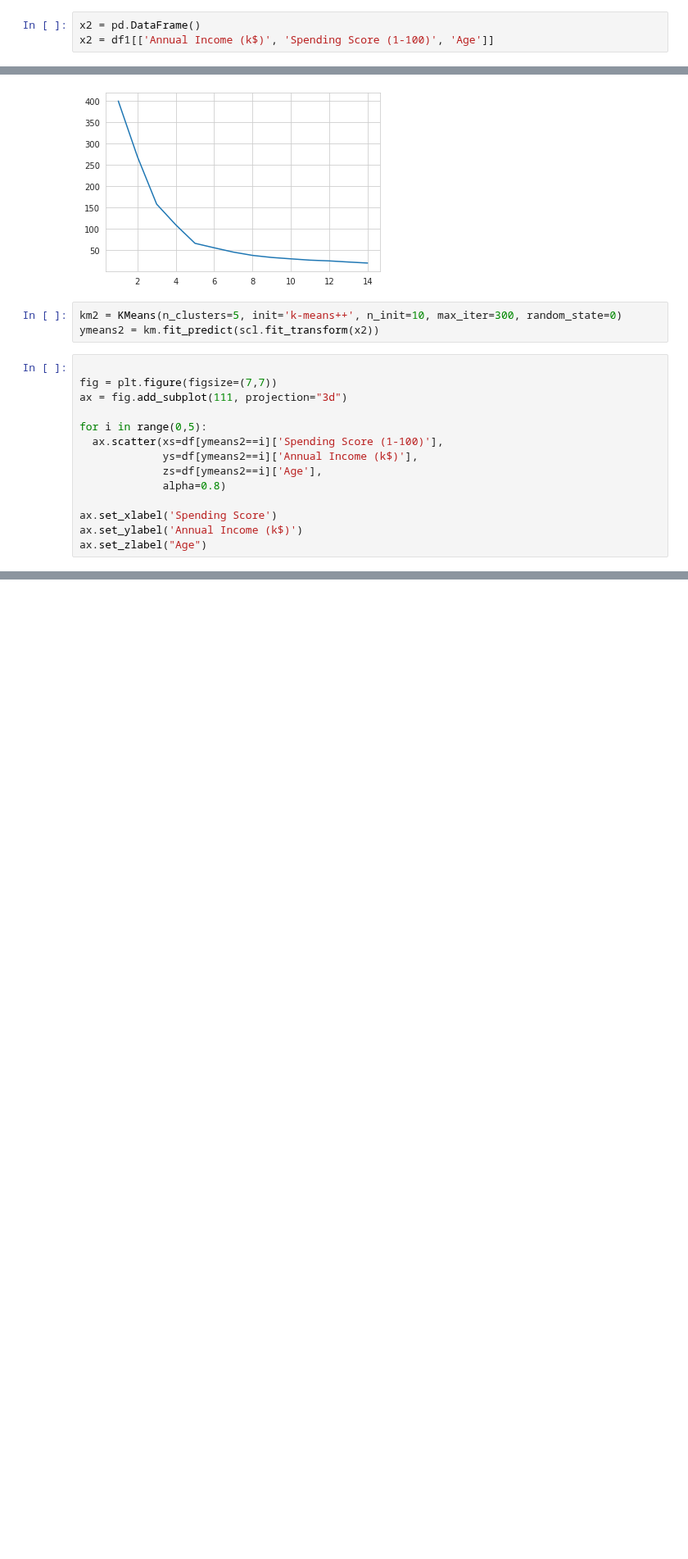
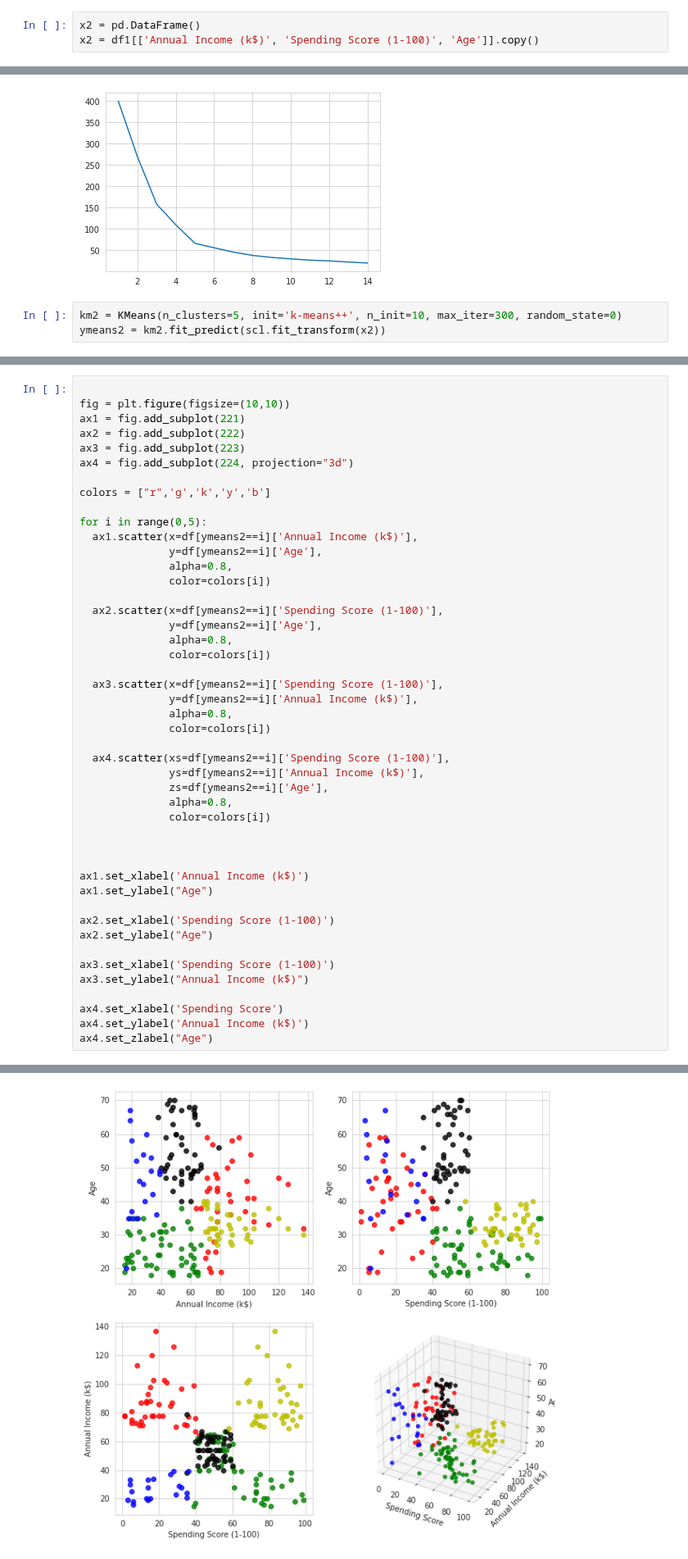
Before and after one commit to truongthuanr/self-learning-project, a Jupyter notebook: 03_MallCustomer.ipynb, the cells around one changed output, grey strips where cells are left out. Shown at 82% size. Drawn from its saved outputs; the diff is of its cells as text; blank space fills up the shorter version.

```diff
--- a/03_MallCustomer.ipynb
+++ b/03_MallCustomer.ipynb
@@ -191,7 +206,7 @@ df1.head()
 To use all the feature for  clustering, we have to standardize the data because of the difference in unit and deviation.
 # %%
 x2 = pd.DataFrame()
-x2 = df1[['Annual Income (k$)', 'Spending Score (1-100)', 'Age']]
+x2 = df1[['Annual Income (k$)', 'Spending Score (1-100)', 'Age']].copy()
 # %%
 x2.head()
 # %% [output]
@@ -217,18 +232,4 @@ sns.lineplot(x=range(1,15),y=wcss)
 [figure]
 # %%
 km2 = KMeans(n_clusters=5, init='k-means++', n_init=10, max_iter=300, random_state=0)
-ymeans2 = km.fit_predict(scl.fit_transform(x2))
+ymeans2 = km2.fit_predict(scl.fit_transform(x2))
-# %%
-
-fig = plt.figure(figsize=(7,7))
-ax = fig.add_subplot(111, projection="3d")
-
-for i in range(0,5):
-  ax.scatter(xs=df[ymeans2==i]['Spending Score (1-100)'],
-             ys=df[ymeans2==i]['Annual Income (k$)'],
-             zs=df[ymeans2==i]['Age'],
-             alpha=0.8)
-
-ax.set_xlabel('Spending Score')
-ax.set_ylabel('Annual Income (k$)')
-ax.set_zlabel("Age")
@@ -237,0 +249,47 @@ Text(0.5, 0, 'Age')
+# %%
+
+fig = plt.figure(figsize=(10,10))
+ax1 = fig.add_subplot(221)
+ax2 = fig.add_subplot(222)
+ax3 = fig.add_subplot(223)
+ax4 = fig.add_subplot(224, projection="3d")
+
+colors = ["r",'g','k','y','b']
+
+for i in range(0,5):
+  ax1.scatter(x=df[ymeans2==i]['Annual Income (k$)'],
+              y=df[ymeans2==i]['Age'],
+              alpha=0.8,
+              color=colors[i])
+
+  ax2.scatter(x=df[ymeans2==i]['Spending Score (1-100)'],
+              y=df[ymeans2==i]['Age'],
+              alpha=0.8,
+              color=colors[i])
+
+  ax3.scatter(x=df[ymeans2==i]['Spending Score (1-100)'],
+              y=df[ymeans2==i]['Annual Income (k$)'],
+              alpha=0.8,
+              color=colors[i])
+
+  ax4.scatter(xs=df[ymeans2==i]['Spending Score (1-100)'],
+              ys=df[ymeans2==i]['Annual Income (k$)'],
+              zs=df[ymeans2==i]['Age'],
+              alpha=0.8,
+              color=colors[i])
+
+
+
+ax1.set_xlabel('Annual Income (k$)')
+ax1.set_ylabel("Age")
+
+ax2.set_xlabel('Spending Score (1-100)')
+ax2.set_ylabel("Age")
+
+ax3.set_xlabel('Spending Score (1-100)')
+ax3.set_ylabel("Annual Income (k$)")
+
+ax4.set_xlabel('Spending Score')
+ax4.set_ylabel('Annual Income (k$)')
+ax4.set_zlabel("Age")
+# %% [output]
@@ -237,0 +297 @@ Text(0.5, 0, 'Age')
+[figure, added]
```
Also changed, not shown: parts of 8 cells of this notebook.
